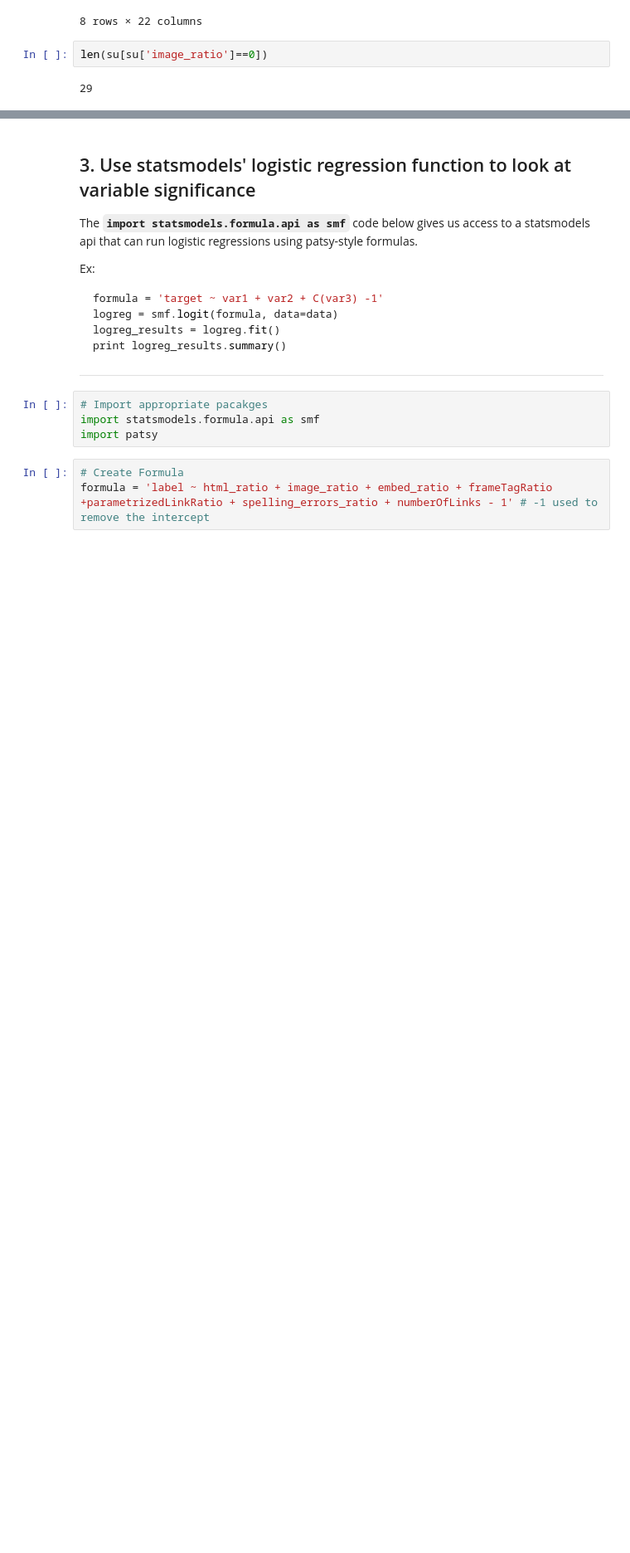
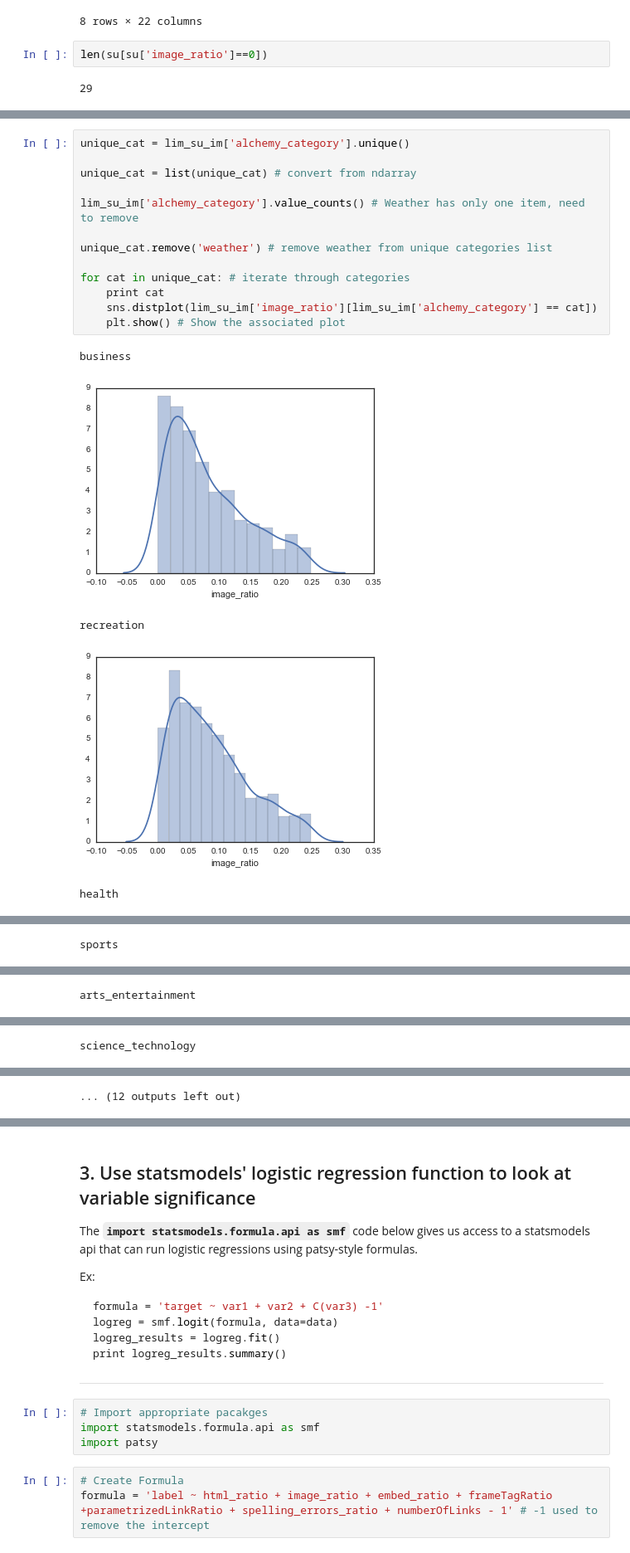
Before and after one commit to sambozek/DSI-SF-1-sebozek, a Jupyter notebook: projects/project-04/starter-code/project-4-starter.ipynb, the cells around one changed output, grey strips where cells are left out. Shown at 83% size. Saved outputs shown, nothing was run; the diff lists cells and outputs as text; blank space fills up the shorter version.

```diff
--- a/projects/project-04/starter-code/project-4-starter.ipynb
+++ b/projects/project-04/starter-code/project-4-starter.ipynb
@@ -154,0 +168,19 @@ len(su[su['image_ratio']==0])
+# %%
+unique_cat = lim_su_im['alchemy_category'].unique()
+
+unique_cat = list(unique_cat) # convert from ndarray
+
+lim_su_im['alchemy_category'].value_counts() # Weather has only one item, need to remove
+
+unique_cat.remove('weather') # remove weather from unique categories list
+
+for cat in unique_cat: # iterate through categories
+    print cat
+    sns.distplot(lim_su_im['image_ratio'][lim_su_im['alchemy_category'] == cat])
+    plt.show() # Show the associated plot
+# %% [output]
+business
+[figure, added]
+recreation
+[figure, added]
+health
@@ -154,0 +188 @@ len(su[su['image_ratio']==0])
+sports
@@ -154,0 +190 @@ len(su[su['image_ratio']==0])
+arts_entertainment
@@ -154,0 +192 @@ len(su[su['image_ratio']==0])
+science_technology
@@ -154,0 +194 @@ len(su[su['image_ratio']==0])
+... (12 outputs left out)
```
Also changed, not shown: parts of 40 cells of this notebook.
